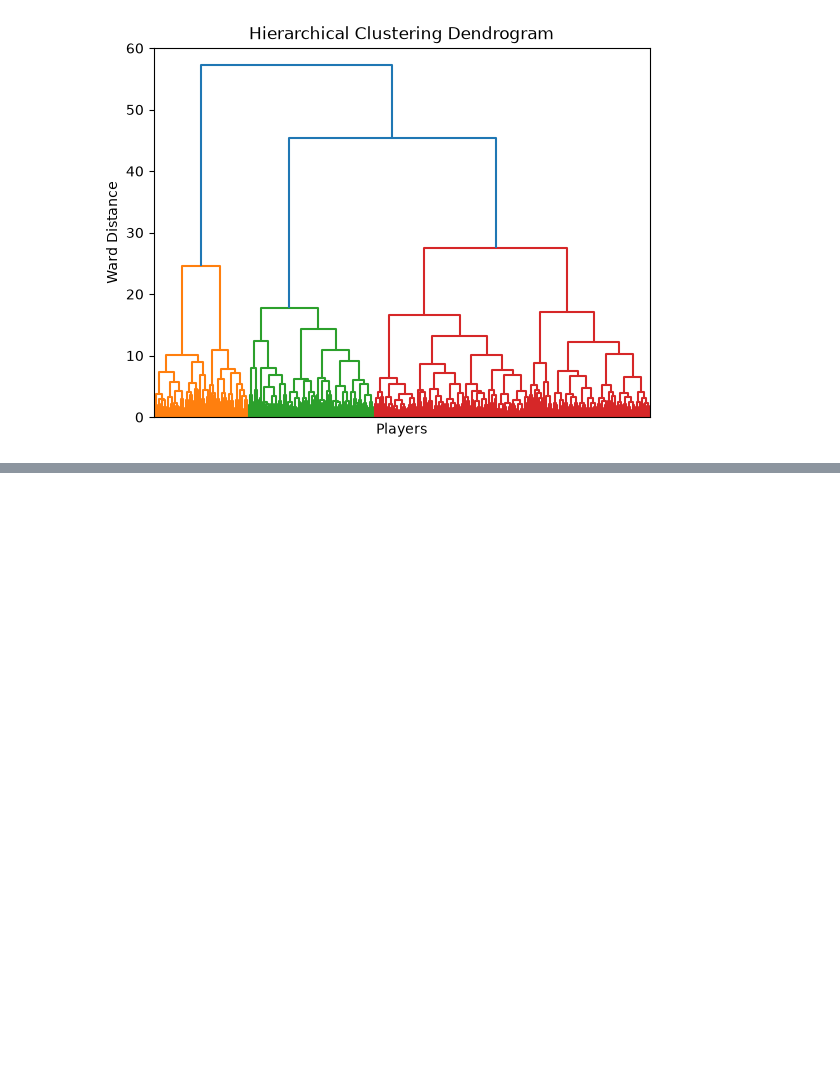
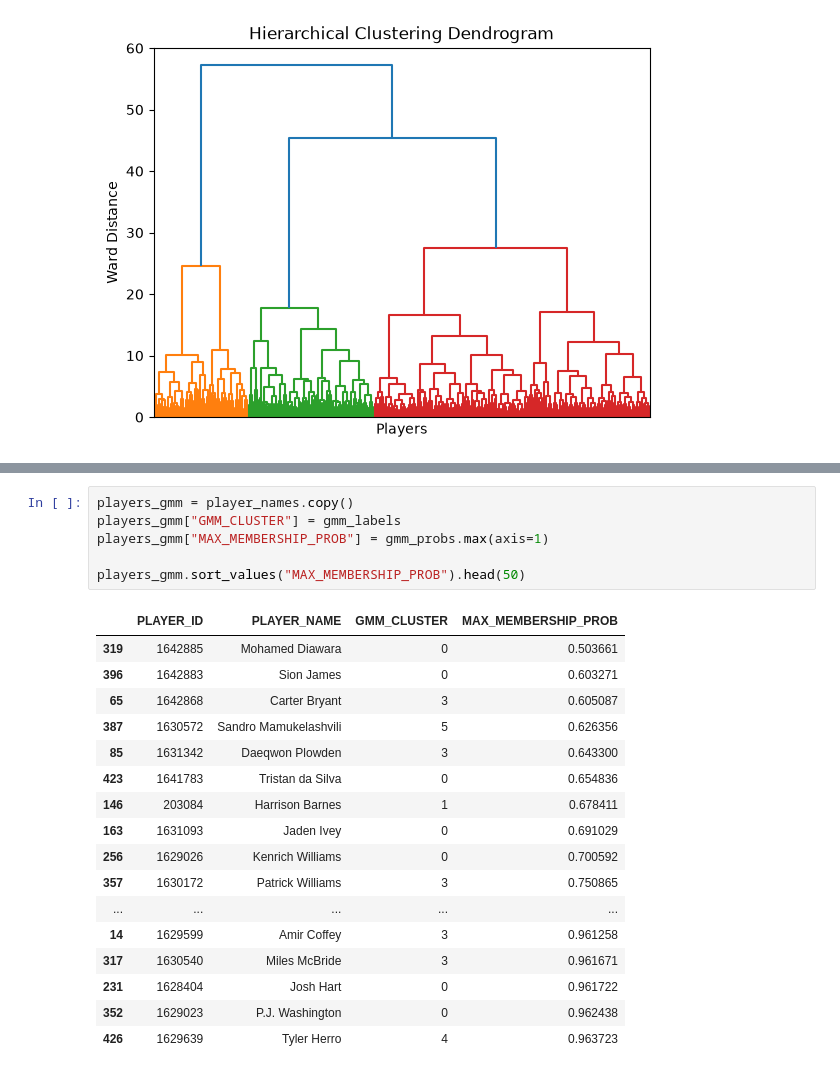
Before and after one commit to alex-abrego/nba-player-archetype-analysis, a Jupyter notebook: notebooks/04_model_selection.ipynb, the cells around one changed output, grey strips where cells are left out. Saved outputs shown, nothing was run; the diff lists cells and outputs as text; blank space fills up the shorter version.

```diff
--- a/notebooks/04_model_selection.ipynb
+++ b/notebooks/04_model_selection.ipynb
@@ -880,0 +937,24 @@ plt.show()
+# %%
+players_gmm = player_names.copy()
+players_gmm["GMM_CLUSTER"] = gmm_labels
+players_gmm["MAX_MEMBERSHIP_PROB"] = gmm_probs.max(axis=1)
+
+players_gmm.sort_values("MAX_MEMBERSHIP_PROB").head(50)
+# %% [output]
+|  | PLAYER_ID | PLAYER_NAME | GMM_CLUSTER | MAX_MEMBERSHIP_PROB |
+| 319 | 1642885 | Mohamed Diawara | 0 | 0.503661 |
+| 396 | 1642883 | Sion James | 0 | 0.603271 |
+| 65 | 1642868 | Carter Bryant | 3 | 0.605087 |
+| 387 | 1630572 | Sandro Mamukelashvili | 5 | 0.626356 |
+| 85 | 1631342 | Daeqwon Plowden | 3 | 0.643300 |
+| 423 | 1641783 | Tristan da Silva | 0 | 0.654836 |
+| 146 | 203084 | Harrison Barnes | 1 | 0.678411 |
+| 163 | 1631093 | Jaden Ivey | 0 | 0.691029 |
+| 256 | 1629026 | Kenrich Williams | 0 | 0.700592 |
+| 357 | 1630172 | Patrick Williams | 3 | 0.750865 |
+| ... | ... | ... | ... | ... |
+| 14 | 1629599 | Amir Coffey | 3 | 0.961258 |
+| 317 | 1630540 | Miles McBride | 3 | 0.961671 |
+| 231 | 1628404 | Josh Hart | 0 | 0.961722 |
+| 352 | 1629023 | P.J. Washington | 0 | 0.962438 |
+| 426 | 1629639 | Tyler Herro | 4 | 0.963723 |
```
Also changed, not shown: parts of 13 cells of this notebook.
